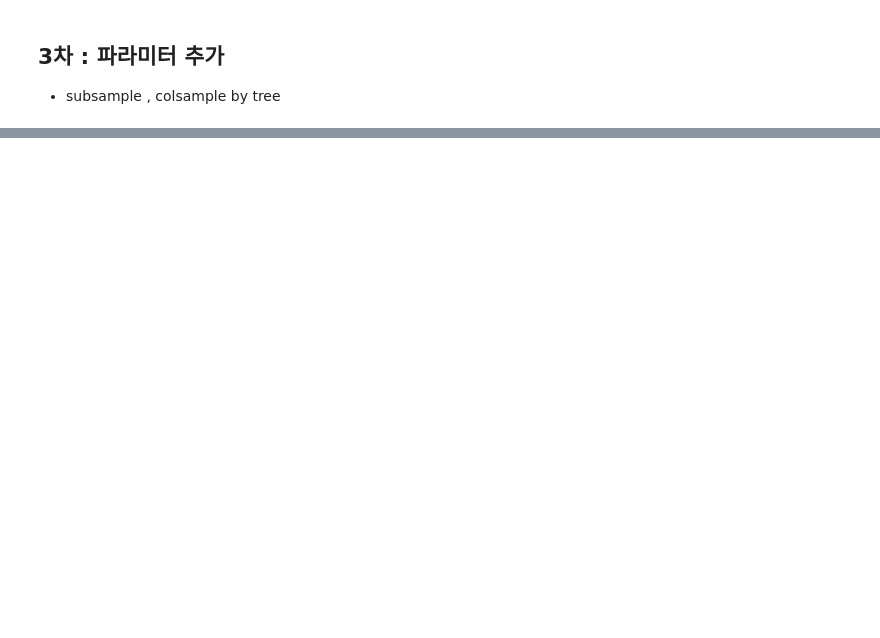
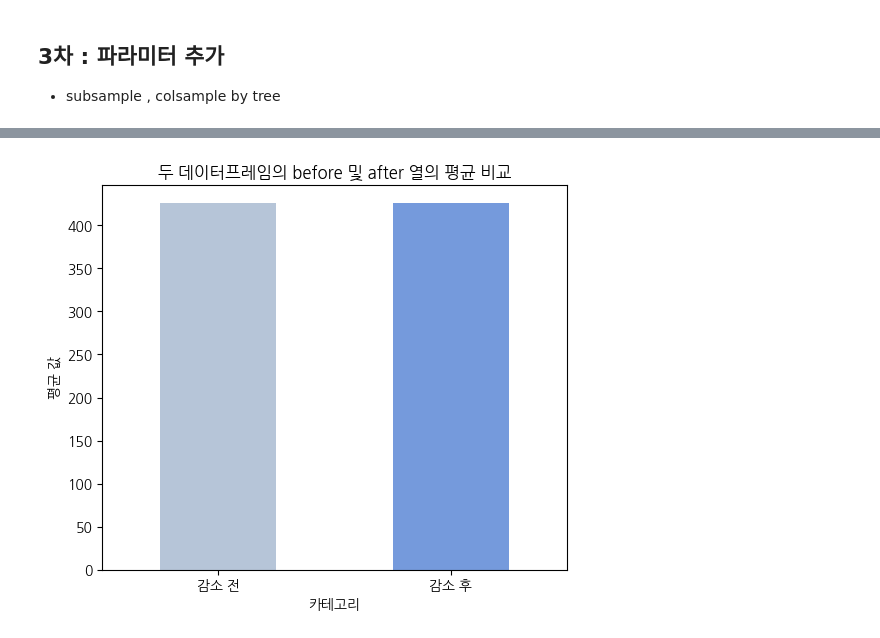
Before and after one commit to GyudongHan/Project_1, a Jupyter notebook: 프로젝트 3/(m)231121_선박기준모델링(LGBM).ipynb, the cells around one changed output, grey strips where cells are left out. Saved outputs shown, nothing was run; the diff lists cells and outputs as text; code cells hidden in the pictures; blank space fills up the shorter version.

```diff
--- a/프로젝트 3/(m)231121_선박기준모델링(LGBM).ipynb
+++ b/프로젝트 3/(m)231121_선박기준모델링(LGBM).ipynb
@@ -755,0 +331,11 @@ RMSE: 1054.1276588610224, MAE: 523.4777622092636
+# %%
+df1 = pd.read_csv('data/for_ship_model.csv')
+df1.columns = ['ETA_Year', 'ETA_Month', 'ETA_Day', 'ETA_Hour', '호출부호', '접안_대기시간_분',
+       '계선장소명', '선박용도', 'Service_Time_분', '대기율', '총톤수', '재화중량톤수',
+       '선박_총길이', '선박_너비', '선박_만재흘수', '선박_깊이', '선박_길이1', '풍속',
+       '풍향', 'GUST풍속', '현지기압', '습도', '기온', '수온',
+       '최대파고', '유의파고', '평균파고', '파주기', '파향', '이전_입항선박수',
+       '연도별_선석점유율', '시설연평균_재화중량톤수', '연평균_총입항건수', '선박_연평균_서비스시간', '선박_연평균_대기시간',
+       '호출부호_encoded', '계선장소명_encoded', '선박용도_encoded']
+# %%
+df2 = df1[x_cols]
@@ -755,0 +388,3 @@ RMSE: 1054.1276588610224, MAE: 523.4777622092636
+# %%
+B = pd.DataFrame({"Before" : y_pred})
+B.describe()
@@ -755,0 +401,5 @@ RMSE: 1054.1276588610224, MAE: 523.4777622092636
+# %%
+after_y_pred = best_F_model.predict(df2)
+
+A = pd.DataFrame({"After" : after_y_pred})
+A.describe()
@@ -755,0 +416,27 @@ RMSE: 1054.1276588610224, MAE: 523.4777622092636
+# %%
+import pandas as pd
+import seaborn as sns
+import matplotlib.pyplot as plt
+
+# 'before' 및 'after' 열의 평균 계산
+mean_before = B['Before'].mean()
+mean_after = A['After'].mean()
+
+# 데이터프레임을 재구성하여 Seaborn에 적합한 형태로 만듭니다.
+data = pd.DataFrame({
+    'Category': ['감소 전', '감소 후'],
+    'Mean_Value': [mean_before, mean_after],
+})
+
+plt.figure(figsize=(6, 5))
+
+# Seaborn을 사용하여 막대 그래프 그리기
+ax = sns.barplot(x='Category', y='Mean_Value', data=data, palette=['lightsteelblue', 'cornflowerblue'], width=0.5)  # width를 조절하여 홀쭉하게 만듭니다.
+
+# 그래프 설정
+plt.title('두 데이터프레임의 before 및 after 열의 평균 비교')
+plt.xlabel('카테고리')
+plt.ylabel('평균 값')
+plt.show()
+# %% [output]
+[figure, added]
```
Also changed, not shown: parts of 28 cells of this notebook, 2 other files.
